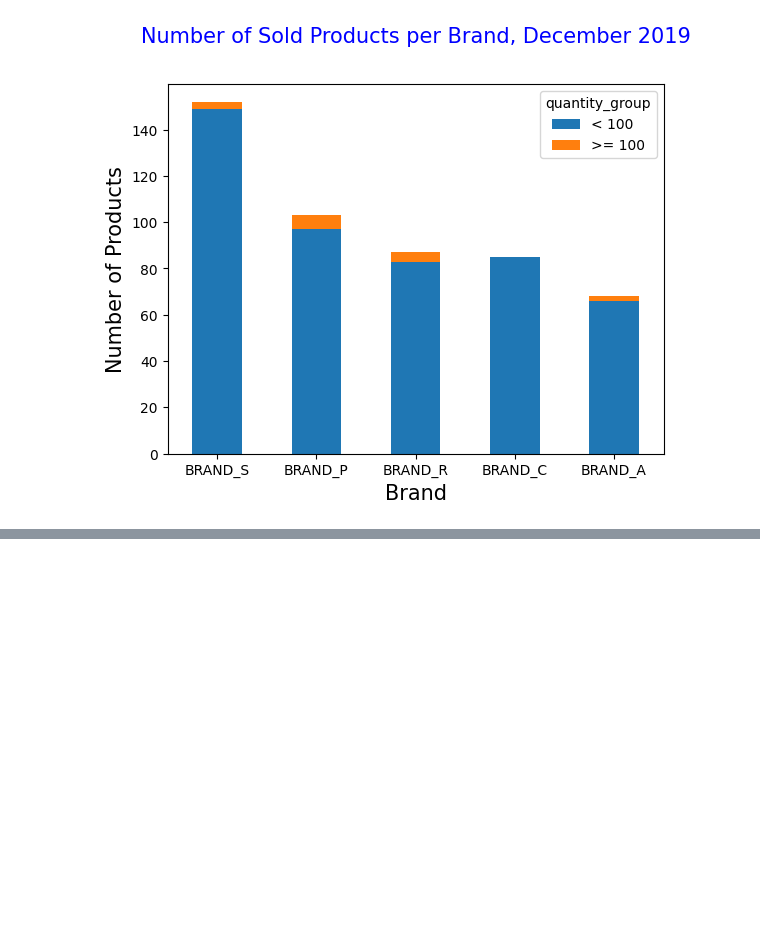
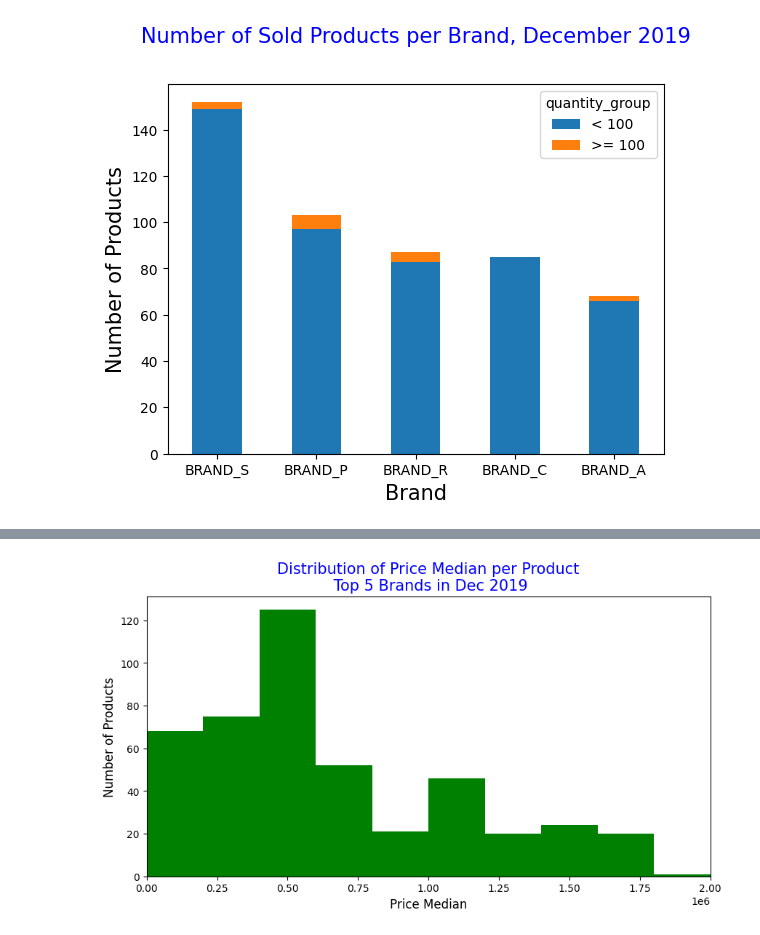
Before and after one commit to HaiK1168/Project-Learning-DataScience, a Jupyter notebook: 09 - Data Visualization with Python Matplotlib for Beginner - Part 2.ipynb, the cells around one changed output, grey strips where cells are left out. Saved outputs shown, nothing was run; the diff lists cells and outputs as text; code cells hidden in the pictures; blank space fills up the shorter version.

```diff
--- a/09 - Data Visualization with Python Matplotlib for Beginner - Part 2.ipynb
+++ b/09 - Data Visualization with Python Matplotlib for Beginner - Part 2.ipynb
@@ -712,0 +721,18 @@ plt.show()
+# %%
+
+top_brands = (dataset[dataset['order_month']=='2019-12'].groupby('brand')['quantity']
+                .sum()
+                .reset_index()
+                .sort_values(by='quantity',ascending=False)
+                .head(5))
+dataset_top5brand_dec = dataset[(dataset['order_month']=='2019-12') & (dataset['brand'].isin(top_brands['brand'].to_list()))]
+
+plt.figure(figsize=(10,5))
+plt.hist(dataset_top5brand_dec.groupby('product_id')['item_price'].median(), bins=10, stacked=True, range=(1,2000000), color='green')
+plt.title('Distribution of Price Median per Product\n Top 5 Brands in Dec 2019',fontsize=15, color='blue')
+plt.xlabel('Price Median', fontsize = 12)
+plt.ylabel('Number of Products',fontsize = 12)
+plt.xlim(xmin=0,xmax=2000000)
+plt.show()
+# %% [output]
+[figure, added]
```
Also changed, not shown: parts of 5 cells of this notebook, 4 other files.
